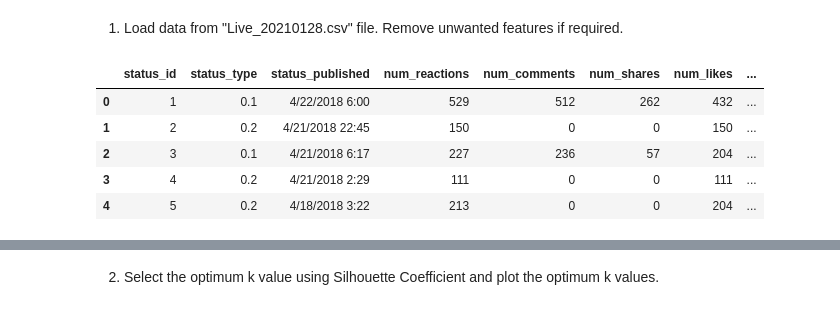
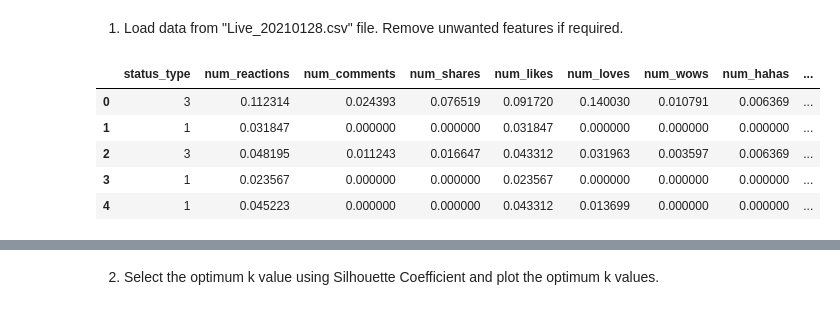
Before and after one commit to marsson/Ai_universityClass, a Jupyter notebook: Marcelo_Week3.ipynb, the cells around one changed output, grey strips where cells are left out. Saved outputs shown, nothing was run; the diff lists cells and outputs as text; code cells hidden in the pictures.

```diff
--- a/Marcelo_Week3.ipynb
+++ b/Marcelo_Week3.ipynb
@@ -1,21 +1,31 @@
 # %% [markdown]
 1) Load data from "Live_20210128.csv" file. Remove unwanted features if required.
 # %%
-import numpy
+import numpy as np
 import pandas
+from sklearn.preprocessing import MinMaxScaler
+from sklearn.preprocessing import LabelEncoder
+import seaborn
+
 
 reactions = pandas.read_csv("Live_20210128.csv")
-reactions_clean = reactions.drop(columns=["Column1","Column2","Column3","Column4"])
+reactions.drop(columns=["Column1","Column2","Column3","Column4","status_id","status_published"] , inplace = True)
+
 ## The status type might be important. We will utilize the conversion from text to number, considering  video = 1 and photo = 0
-## print(reactions_clean['status_type'].unique())
-reactions_clean['status_type'] = reactions_clean['status_type'].map({'video': 0.1, 'photo': 0.2, 'status': 0.3, 'link':0.4})
-## print(reactions_clean['status_type'].unique())
-reactions_clean.shape
-reactions_clean.head()
+reactions['status_type'] = LabelEncoder().fit_transform(reactions['status_type'])
+reactions.status_type
+reactions.drop(columns=['status_type'], axis=1)
+y_true = reactions['status_type'];
-# %% [output]
-|  | status_id | status_type | status_published | num_reactions | num_comments | num_shares | num_likes | ... |
-| 0 | 1 | 0.1 | 4/22/2018 6:00 | 529 | 512 | 262 | 432 | ... |
-| 1 | 2 | 0.2 | 4/21/2018 22:45 | 150 | 0 | 0 | 150 | ... |
-| 2 | 3 | 0.1 | 4/21/2018 6:17 | 227 | 236 | 57 | 204 | ... |
-| 3 | 4 | 0.2 | 4/21/2018 2:29 | 111 | 0 | 0 | 111 | ... |
-| 4 | 5 | 0.2 | 4/18/2018 3:22 | 213 | 0 | 0 | 204 | ... |
+# %%
+main_colums = ['num_reactions', 'num_comments', 'num_shares', 'num_likes', 'num_loves', 'num_wows', 'num_hahas', 'num_sads', 'num_angrys']
+reactions_scaled = pandas.DataFrame(MinMaxScaler().fit_transform(reactions[main_colums]), columns = reactions[main_colums].columns)
+reactions.drop( main_colums, inplace = True, axis = 1)
+reactions = pandas.concat([reactions,reactions_scaled], axis = 1)
+reactions.head()
+# %% [output]
+|  | status_type | num_reactions | num_comments | num_shares | num_likes | num_loves | num_wows | num_hahas | ... |
+| 0 | 3 | 0.112314 | 0.024393 | 0.076519 | 0.091720 | 0.140030 | 0.010791 | 0.006369 | ... |
+| 1 | 1 | 0.031847 | 0.000000 | 0.000000 | 0.031847 | 0.000000 | 0.000000 | 0.000000 | ... |
+| 2 | 3 | 0.048195 | 0.011243 | 0.016647 | 0.043312 | 0.031963 | 0.003597 | 0.006369 | ... |
+| 3 | 1 | 0.023567 | 0.000000 | 0.000000 | 0.023567 | 0.000000 | 0.000000 | 0.000000 | ... |
+| 4 | 1 | 0.045223 | 0.000000 | 0.000000 | 0.043312 | 0.013699 | 0.000000 | 0.000000 | ... |
```
Also changed, not shown: parts of 10 cells of this notebook, 21 other files.
